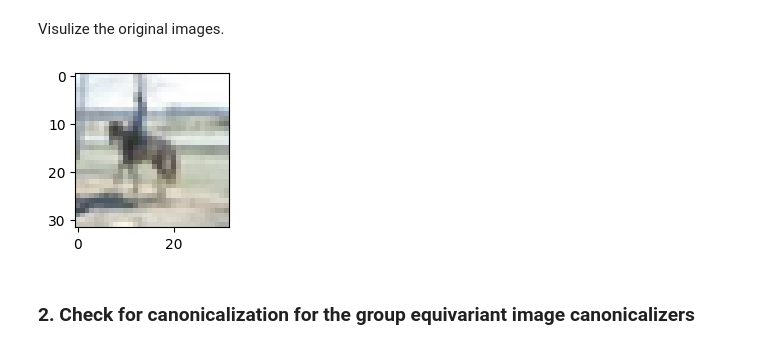
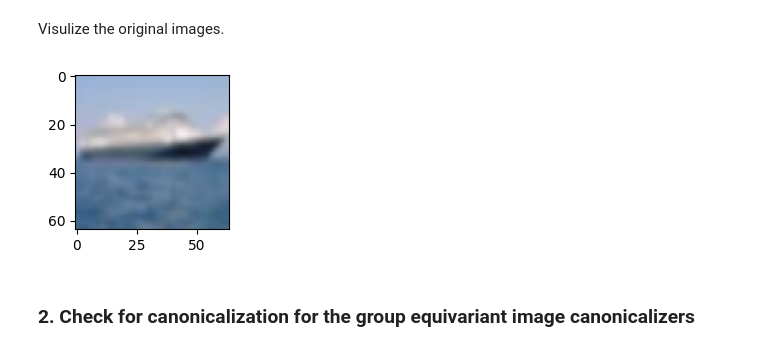
Before and after one commit to arnab39/equiadapt, a Jupyter notebook: tutorials/images/test_discrete_canonicalization.ipynb, the cells around one changed output. Saved outputs shown, nothing was run; the diff lists cells and outputs as text; code cells hidden in the pictures.

```diff
--- a/tutorials/images/test_discrete_canonicalization.ipynb
+++ b/tutorials/images/test_discrete_canonicalization.ipynb
@@ -22,0 +15,30 @@ data_loader = torch.utils.data.DataLoader(cifar10, batch_size=512, shuffle=True)
+# %%
+# Load the CIFAR10 dataset
+train_transform = transforms.Compose([
+                    transforms.RandomCrop(32, padding=4),
+                    transforms.Resize(64),
+
+                    transforms.RandomHorizontalFlip(),
+                    transforms.RandomRotation(5),
+
+                    transforms.ToTensor(),
+                    transforms.Normalize((0.4914, 0.4822, 0.4465), (0.247, 0.243, 0.261)),
+                ])
+
+test_transform = transforms.Compose([
+                transforms.Resize(64),
+                transforms.ToTensor(),
+                transforms.Normalize((0.4914, 0.4822, 0.4465), (0.247, 0.243, 0.261)),
+            ])
+
+# to visualize the original images
+invert_normalize = transforms.Compose([
+                transforms.Normalize(mean=(-0.4914/0.247, -0.4822/0.243, -0.4465/0.261),
+                                     std=(1/0.247, 1/0.243, 1/0.261)),
+            ])
+
+data_path = '/home/mila/a/arnab.mondal/scratch/equiadapt/image/data/cifar10'
+train_dataset = datasets.CIFAR10(root=data_path, train=True, download=False, transform=train_transform)
+test_dataset = datasets.CIFAR10(root=data_path, train=False, download=False, transform=test_transform)
+train_loader = torch.utils.data.DataLoader(train_dataset, batch_size=512, shuffle=True)
+test_loader = torch.utils.data.DataLoader(test_dataset, batch_size=1, shuffle=True)
@@ -23,15 +48,16 @@ data_loader = torch.utils.data.DataLoader(cifar10, batch_size=512, shuffle=True)
 # %% [markdown]
 Visulize the original images.
 # %%
-sample_data = next(iter(data_loader))
-# Visualize the original image
-sample_image = sample_data[0][0].permute(1, 2, 0).numpy()
+sample_data = next(iter(test_loader))
+
+# Visualize the original image that is sample to test canonicalization
+sample_image = invert_normalize(sample_data[0][0]).permute(1, 2, 0).numpy()
 
 plt.figure(figsize=(2, 2))
 plt.imshow(sample_image)
 plt.show()
 # %% [output]
-[figure, old version]
+[figure, new version]
 # %% [markdown]
 ### 2. Check for canonicalization for the group equivariant image canonicalizers
 # %% [markdown]
```
Also changed, not shown: parts of 25 cells of this notebook, 4 other files.
